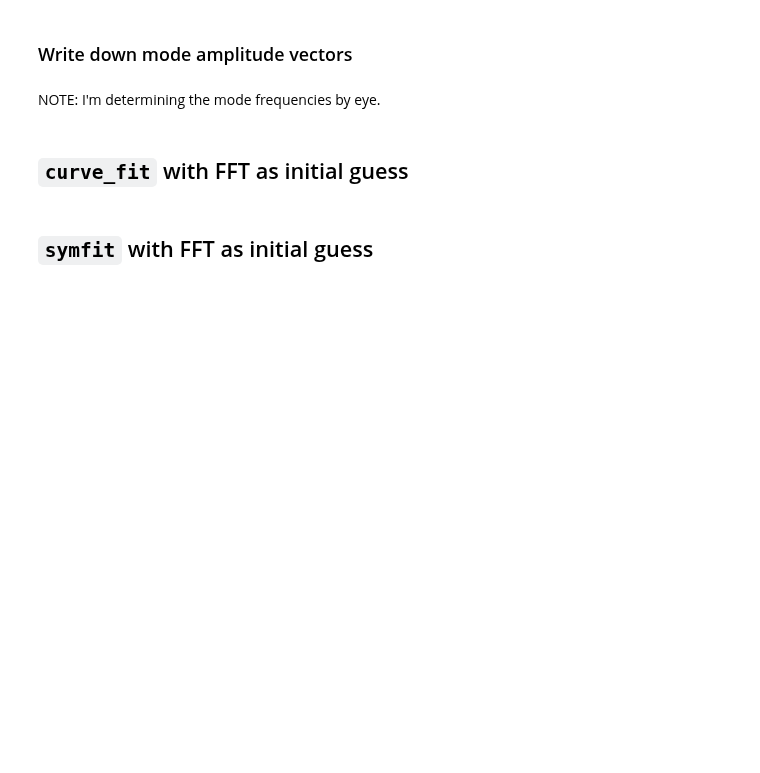
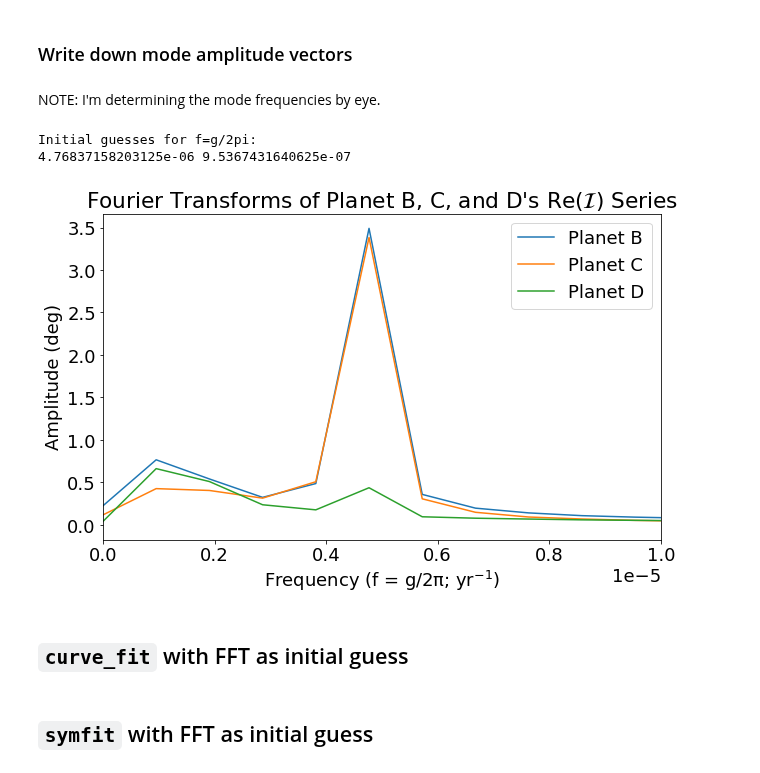
Before and after one commit to Jupiter1994/inc-dynamics, a Jupyter notebook: three_planet/three_planet.ipynb, the cells around one changed output. Cells and saved outputs as stored; diff of their text form; code cells hidden in the pictures; blank space fills up the shorter version.

```diff
--- a/three_planet/three_planet.ipynb
+++ b/three_planet/three_planet.ipynb
@@ -603,45 +609,50 @@ print(f'Planet D amplitudes (deg): ', np.round(d_amps,6))
 # %% [markdown]
 NOTE: I'm determining the mode frequencies by eye.
 # %%
+## initialize guesses for mode freqs; plot FTs on same plot
+
 b_fft = 2 / num_steps * np.abs(fft.fft(b_complex_incs_deg.real))
 b_fft = b_fft[:N//2]
 c_fft = 2 / num_steps * np.abs(fft.fft(c_complex_incs_deg.real))
 c_fft = c_fft[:N//2]
 d_fft = 2 / num_steps * np.abs(fft.fft(d_complex_incs_deg.real))
 d_fft = d_fft[:N//2]
 
-f1_num = d_freqs[0]
-f2_num = d_freqs[1]
+f1_num = b_freqs[0]
+f2_num = b_freqs[1]
 print('Initial guesses for f=g/2pi:')
 print(f1_num, f2_num)
 freqs = fft.fftfreq(num_steps, tstep)[:N//2]
 # index of max frequency in freqs array
 f1_ind = np.squeeze(np.where(freqs == f1_num))
 f2_ind = np.squeeze(np.where(freqs == f2_num))
 
 # mode_amp = np.array([b_fft[max_freq], c_fft[max_freq]])
 # mode_amp = mode_amp / np.linalg.norm(mode_amp)
 # print(f'Mode amp: {mode_amp}')
 
 # plot FTs
 fig = plt.figure(figsize=(10,6))
 fig.patch.set_facecolor('white')
 
 plt.plot(freqs, b_fft, label='Planet B')
 plt.plot(freqs, c_fft, label='Planet C')
 plt.plot(freqs, d_fft, label='Planet D')
 
-plt.xlabel('Frequency (years$^{-1}$)')
+plt.xlabel('Frequency (f = g/2π; yr$^{-1}$)')
 plt.xlim(0, 1e-5)
 plt.ylabel('Amplitude (deg)')
 plt.title("Fourier Transforms of Planet B, C, and D's Re($\mathcal{I}$) Series")
 plt.legend()
 
-# fig_path = "Figures/BCD_FTs.png"
-# plt.savefig(fig_path, bbox_inches='tight')
+if save_figures:
+    fig_path = f"Figures/BCD_FTs_alpha=%.3f.png" % alpha
+    plt.savefig(fig_path, bbox_inches='tight')
 plt.show()
+# %% [output]
+Initial guesses for f=g/2pi:
+4.76837158203125e-06 9.5367431640625e-07
+[figure, added]
-# %% [markdown]
-## `curve_fit` with FFT as initial guess
 # %%
 def cos_func(x, a, b, c):
     '''
@@ -658,6 +669,8 @@ def test_func(x, a1, b1, c1, a2, b2, c2):
     '''
 
     return cos_func(x, a1, b1, c1) + cos_func(x, a2, b2, c2)
+# %% [markdown]
+## `curve_fit` with FFT as initial guess
 # %%
 # Given our FFT results as an initial guess, use curve_fit to infer the parameters
 # of Planet B's complex inclination series (real component).
```
Also changed, not shown: parts of 21 cells of this notebook, 7 other files.
